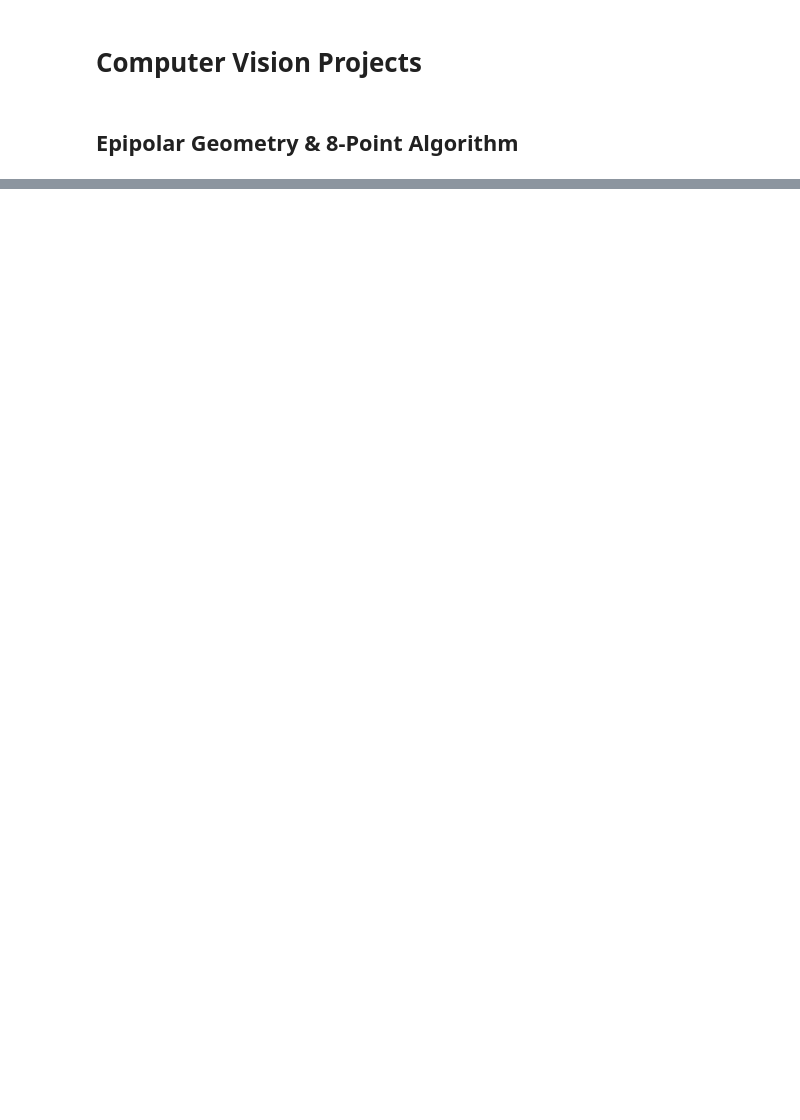
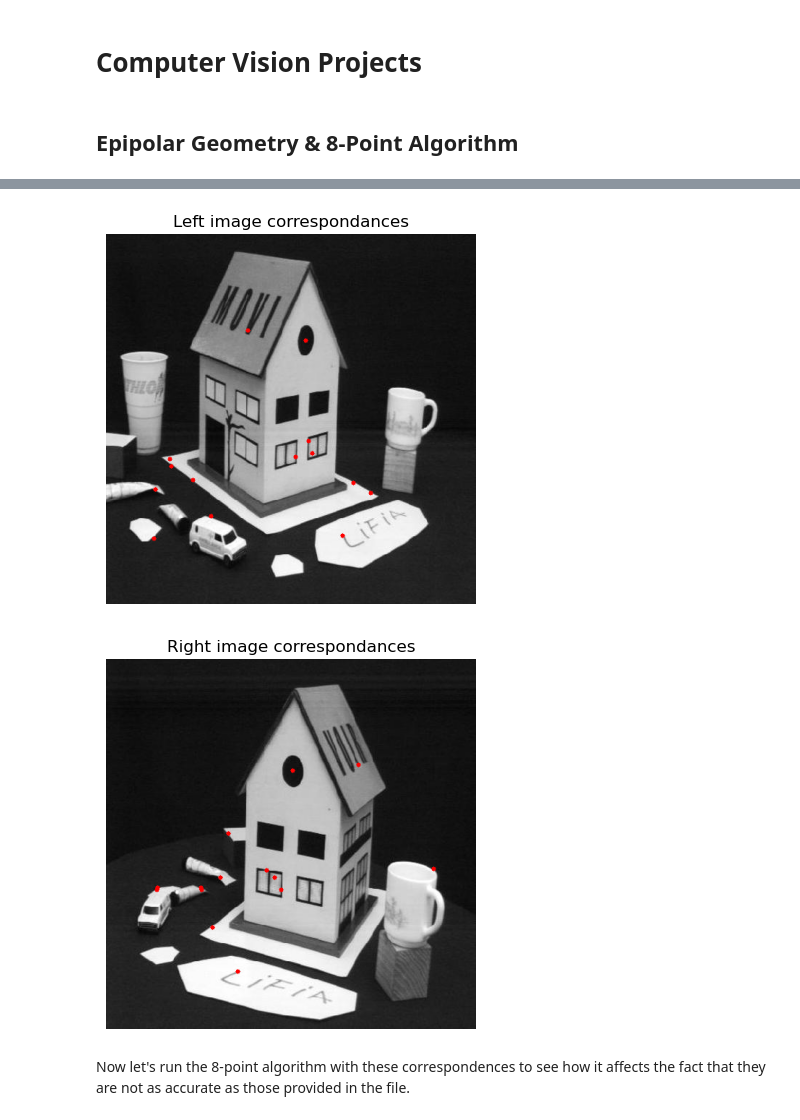
Before and after one commit to pabloagustinpace/public-projects, a Jupyter notebook: computer vision/epipolar geometry/main.ipynb, the cells around one changed output, grey strips where cells are left out. Cells and saved outputs as stored; diff of their text form; code cells hidden in the pictures; blank space fills up the shorter version.

```diff
--- a/computer vision/epipolar geometry/main.ipynb
+++ b/computer vision/epipolar geometry/main.ipynb
@@ -141,0 +355,30 @@ array([[ 7.69564303e-07, -5.78773950e-06, -1.01011620e-03],
+# %%
+def get_points(matches, kp1, kp2):
+    """
+    Extracts point coordinates from keypoint matches.
+
+    Parameters:
+    matches (list): A list of cv2.DMatch objects.
+    kp1 (list): The keypoints from the first image.
+    kp2 (list): The keypoints from the second image.
+
+    Returns:
+    tuple: Two arrays containing the coordinates of the matched keypoints.
+    """
+    indexes1 = np.array([match.queryIdx for match in matches])
+    indexes2 = np.array([match.trainIdx for match in matches])
+
+    points1 = np.array([kp1[ind].pt for ind in indexes1])
+    points2 = np.array([kp2[ind].pt for ind in indexes2])
+    return points1, points2
+
+left_points, right_points = get_points(matches, keypoints_left, keypoints_right)
+# %%
+left_points, right_points = get_points(matches, keypoints_left, keypoints_right)
+visualize_points(left, 'Left image correspondances', left_points)
+visualize_points(right, 'Right image correspondances', right_points)
+# %% [output]
+[figure, added]
+[figure, added]
+# %% [markdown]
+Now let's run the 8-point algorithm with these correspondences to see how it affects the fact that they are not as accurate as those provided in the file.
```
Also changed, not shown: parts of 31 cells of this notebook.
